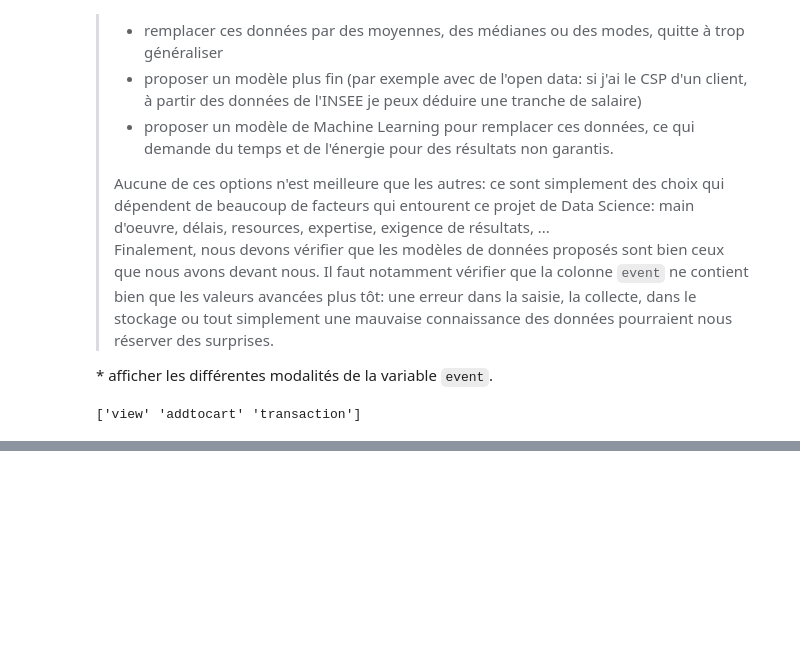
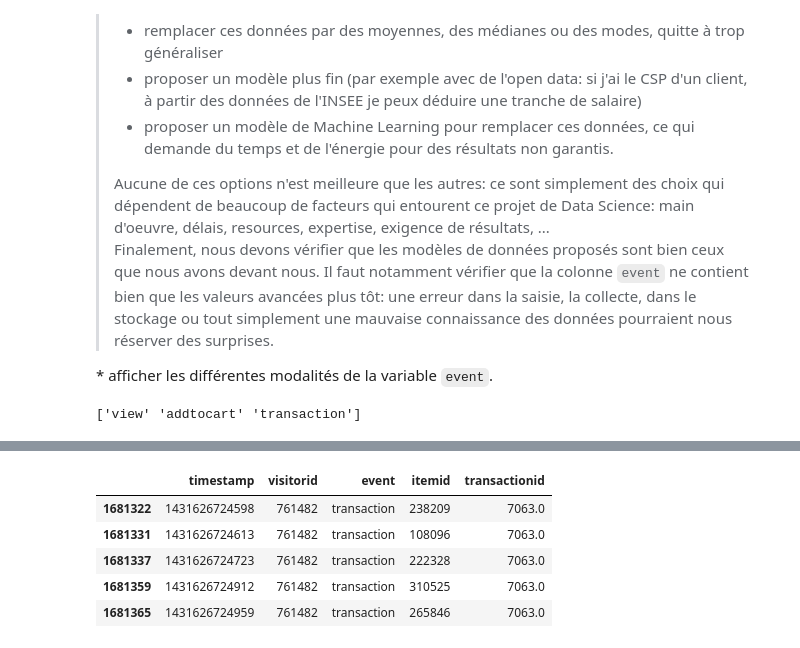
Before and after one commit to pauldechorgnat/projet-datascience, a Jupyter notebook: 01_introduction.ipynb, the cells around one changed output, grey strips where cells are left out. Saved outputs shown, nothing was run; the diff lists cells and outputs as text; code cells hidden in the pictures; blank space fills up the shorter version.

```diff
--- a/01_introduction.ipynb
+++ b/01_introduction.ipynb
@@ -190,0 +230,12 @@ Les informations données plus tôt étaient effectivement les bonnes. On peut d
+# %%
+# Insérer le code ici
+
+df_transactions_max = df[df.transactionid == transactions_counts.idxmax()]
+df_transactions_max.head()
+# %% [output]
+|  | timestamp | visitorid | event | itemid | transactionid |
+| 1681322 | 1431626724598 | 761482 | transaction | 238209 | 7063.0 |
+| 1681331 | 1431626724613 | 761482 | transaction | 108096 | 7063.0 |
+| 1681337 | 1431626724723 | 761482 | transaction | 222328 | 7063.0 |
+| 1681359 | 1431626724912 | 761482 | transaction | 310525 | 7063.0 |
+| 1681365 | 1431626724959 | 761482 | transaction | 265846 | 7063.0 |
```
Also changed, not shown: parts of 11 cells of this notebook.
